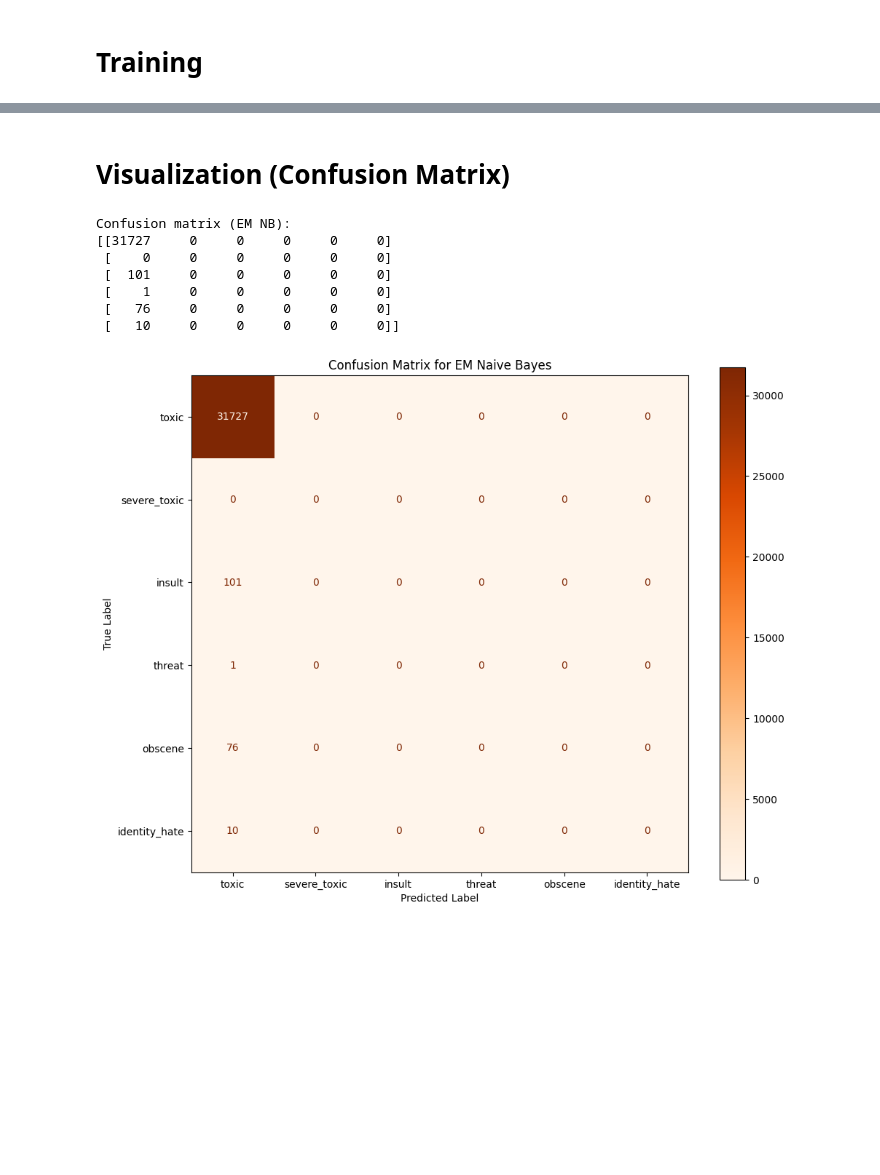
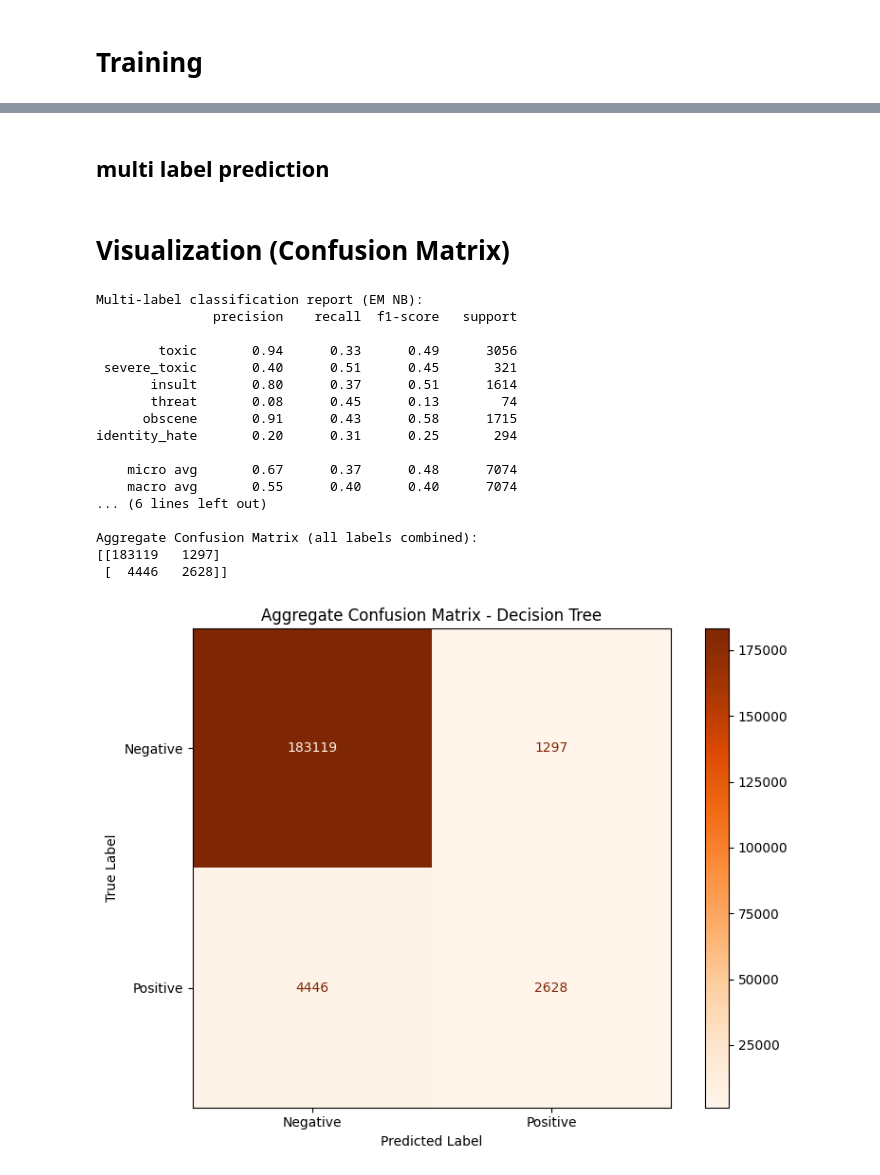
Before and after one commit to sn82978/CS-178-Project, a Jupyter notebook: 3.MoreComplex/EMNaiveBayes/emnb.ipynb, the cells around one changed output, grey strips where cells are left out. Saved outputs shown, nothing was run; the diff lists cells and outputs as text; code cells hidden in the pictures; blank space fills up the shorter version.

```diff
--- a/3.MoreComplex/EMNaiveBayes/emnb.ipynb
+++ b/3.MoreComplex/EMNaiveBayes/emnb.ipynb
@@ -333,0 +207,2 @@ identity_hate       0.00      0.00      0.00        10
+# %% [markdown]
+## multi label prediction
@@ -334,24 +250,50 @@ identity_hate       0.00      0.00      0.00        10
 # %% [markdown]
 # Visualization (Confusion Matrix)
-# %%
-cm = confusion_matrix(y_test_true_labels, y_test_pred_labels, labels=classes)
-print("\nConfusion matrix (EM NB):")
-print(cm)
-
-fig, ax = plt.subplots(figsize=(10, 8))
-disp = ConfusionMatrixDisplay(confusion_matrix=cm, display_labels=classes)
-disp.plot(ax=ax, cmap='Oranges', values_format='d')
-plt.title('Confusion Matrix for EM Naive Bayes')
-plt.xlabel('Predicted Label')
-plt.ylabel('True Label')
-plt.tight_layout()
-plt.show()
-# %% [output]
-Confusion matrix (EM NB):
-[[31727     0     0     0     0     0]
- [    0     0     0     0     0     0]
- [  101     0     0     0     0     0]
- [    1     0     0     0     0     0]
- [   76     0     0     0     0     0]
- [   10     0     0     0     0     0]]
-[figure, removed]
+# %%
+print("\nMulti-label classification report (EM NB):")
+print(classification_report(Y_test_true, Y_test_pred, target_names=classes))
+
+weighted_f1 = f1_score(Y_test_true, Y_test_pred, average='weighted')
+micro_f1    = f1_score(Y_test_true, Y_test_pred, average='micro')
+subset_acc  = accuracy_score(Y_test_true, Y_test_pred)
+
+print(f"Weighted F1: {weighted_f1:.4f}")
+print(f"Micro F1:    {micro_f1:.4f}")
+print(f"Subset accuracy (exact match): {subset_acc:.4f}")
+
+
+# Flatten the multi-label arrays (convert DataFrame to numpy array first)
+# y_true_flat = Y_test_true.values.ravel()
+# y_pred_flat = Y_test_pred.ravel()
+
+cm = confusion_matrix(Y_test_true.flat, Y_test_pred.flat, labels=[0, 1])
+print("\nAggregate Confusion Matrix (all labels combined):")
+print(cm)
+
+fig, ax = plt.subplots(figsize=(8, 6))
+disp = ConfusionMatrixDisplay(confusion_matrix=cm, display_labels=['Negative', 'Positive'])
+disp.plot(ax=ax, cmap='Oranges', values_format='d')
+plt.title('Aggregate Confusion Matrix - Decision Tree')
+plt.xlabel('Predicted Label')
+plt.ylabel('True Label')
+plt.tight_layout()
+plt.show()
+# %% [output]
+Multi-label classification report (EM NB):
+               precision    recall  f1-score   support
+
+        toxic       0.94      0.33      0.49      3056
+ severe_toxic       0.40      0.51      0.45       321
+       insult       0.80      0.37      0.51      1614
+       threat       0.08      0.45      0.13        74
+      obscene       0.91      0.43      0.58      1715
+identity_hate       0.20      0.31      0.25       294
+
+    micro avg       0.67      0.37      0.48      7074
+    macro avg       0.55      0.40      0.40      7074
+... (6 lines left out)
+
+Aggregate Confusion Matrix (all labels combined):
+[[183119   1297]
+ [  4446   2628]]
+[figure, added]
```
Also changed, not shown: parts of 14 cells of this notebook, 2 other files.
